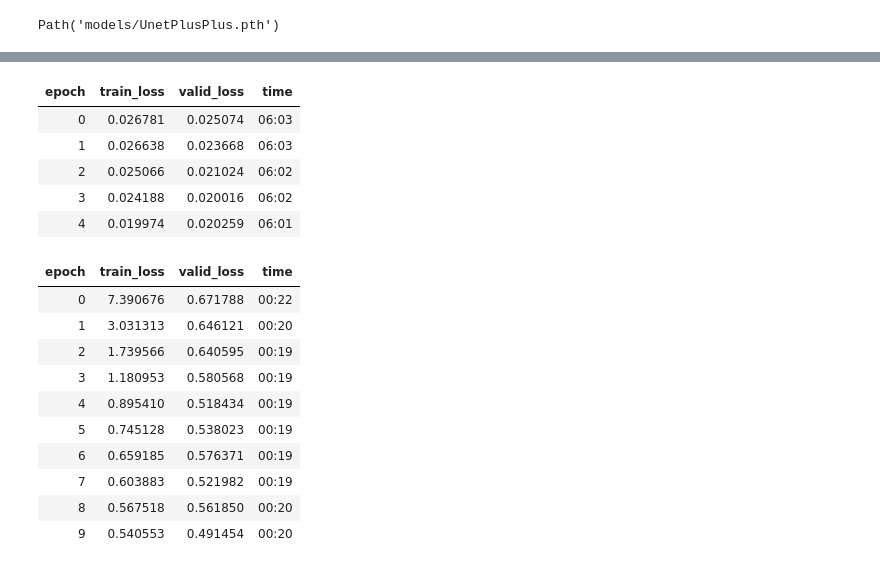
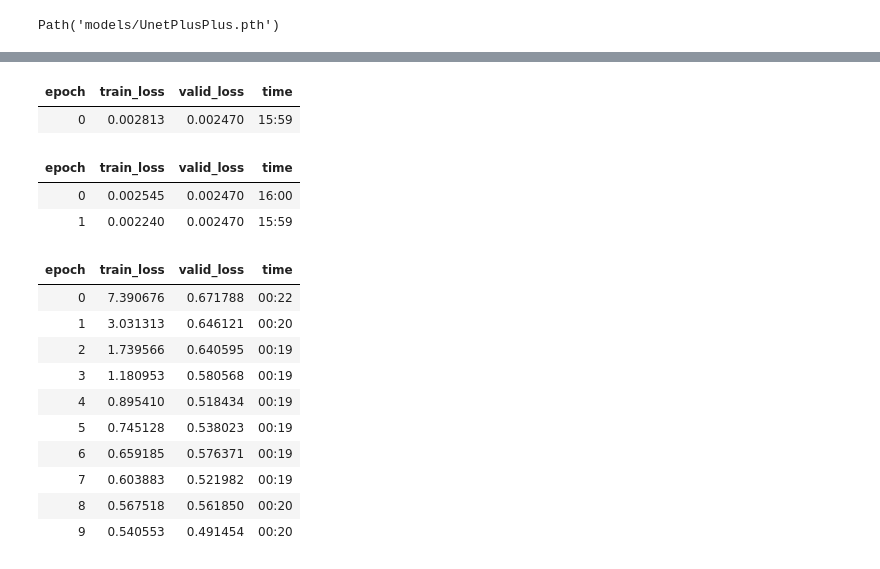
Before and after one commit to Leonn-Leon/Asbest_study, a Jupyter notebook: Камни.ipynb, the cells around one changed output, grey strips where cells are left out. Saved outputs shown, nothing was run; the diff lists cells and outputs as text; code cells hidden in the pictures.

```diff
--- a/Камни.ipynb
+++ b/Камни.ipynb
@@ -215,15 +224,14 @@ with torch.no_grad():
     torch.cuda.empty_cache()
 # %%
 #########################################
-# %%
-learn.fit(5)
-# %% [output]
-| epoch | train_loss | valid_loss | time |
-| 0 | 0.026781 | 0.025074 | 06:03 |
-| 1 | 0.026638 | 0.023668 | 06:03 |
-| 2 | 0.025066 | 0.021024 | 06:02 |
-| 3 | 0.024188 | 0.020016 | 06:02 |
-| 4 | 0.019974 | 0.020259 | 06:01 |
+# %%
+learn.fine_tune(2)
+# %% [output]
+| epoch | train_loss | valid_loss | time |
+| 0 | 0.002813 | 0.002470 | 15:59 |
+| epoch | train_loss | valid_loss | time |
+| 0 | 0.002545 | 0.002470 | 16:00 |
+| 1 | 0.002240 | 0.002470 | 15:59 |
 # %%
 smp.Unet
 smp.UnetPlusPlus
```
Also changed, not shown: parts of 6 cells of this notebook, 1 other file.
